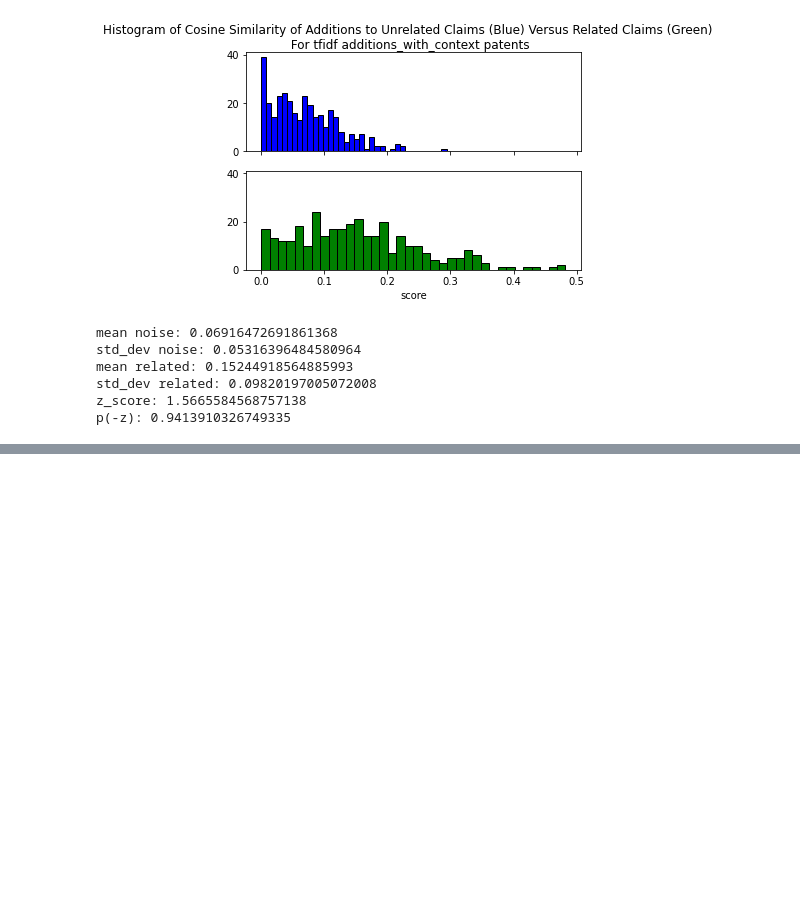
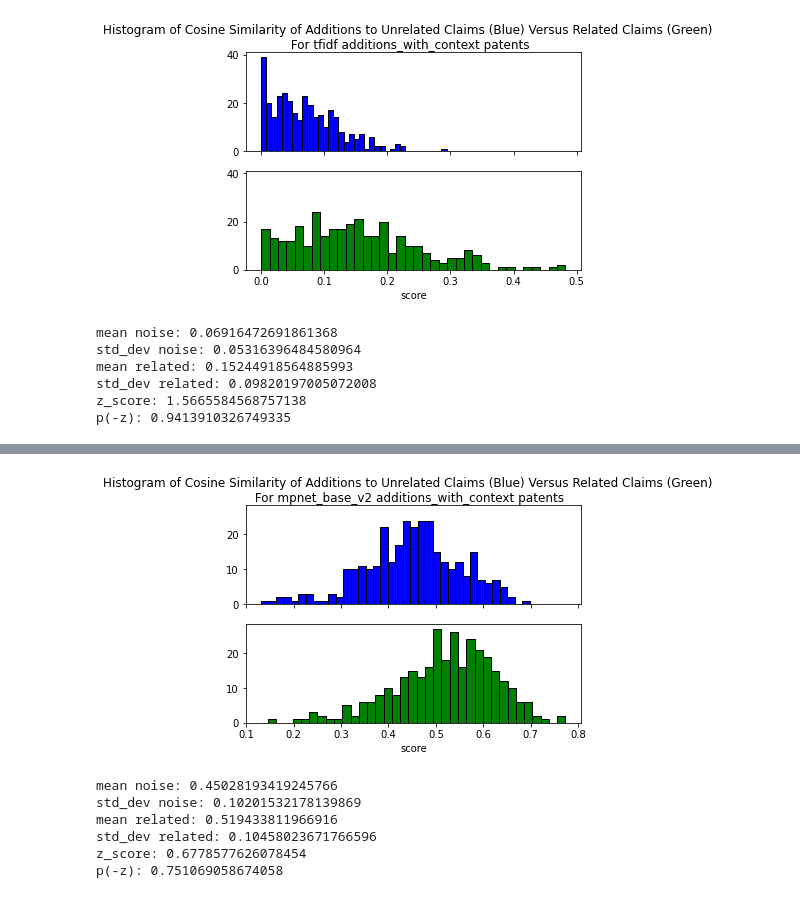
Before and after one commit to pharmaDB/scoring_data_processor, a Jupyter notebook: analysis/Noise_to_Related_Claims_Histogram_DrugLabelsandPatent.ipynb, the cells around one changed output, grey strips where cells are left out. Drawn from its saved outputs; the diff is of its cells as text; code cells hidden in the pictures; blank space fills up the shorter version.

```diff
--- a/analysis/Working_Copy_of_DrugLabelsandPatent_With_Histogram_AVG3.ipynb
+++ b/analysis/Noise_to_Related_Claims_Histogram_DrugLabelsandPatent.ipynb
@@ -757,0 +814,15 @@ p(-z): 0.9413910326749335
+# %%
+model_mpnet_base_v2.zero_grad()
+# Will limit size since CUDA runs out of memory
+model_mpnet_base_v2.max_seq_length=512
+mpnet_base_v2_longhand=calculate_score(random_NDA_list, "additions_with_context", "patents_longhand", scoring_method_bert, model_mpnet_base_v2, silent=True)
+model_mpnet_base_v2.zero_grad()
+plot_print(mpnet_base_v2_longhand, "mpnet_base_v2 additions_with_context patents", plot_=plot2)
+# %% [output]
+[figure, added]
+mean noise: 0.45028193419245766
+std_dev noise: 0.10201532178139869
+mean related: 0.519433811966916
+std_dev related: 0.10458023671766596
+z_score: 0.6778577626078454
+p(-z): 0.751069058674058
```
Also changed, not shown: parts of 7 cells of this notebook, 4 other files.
